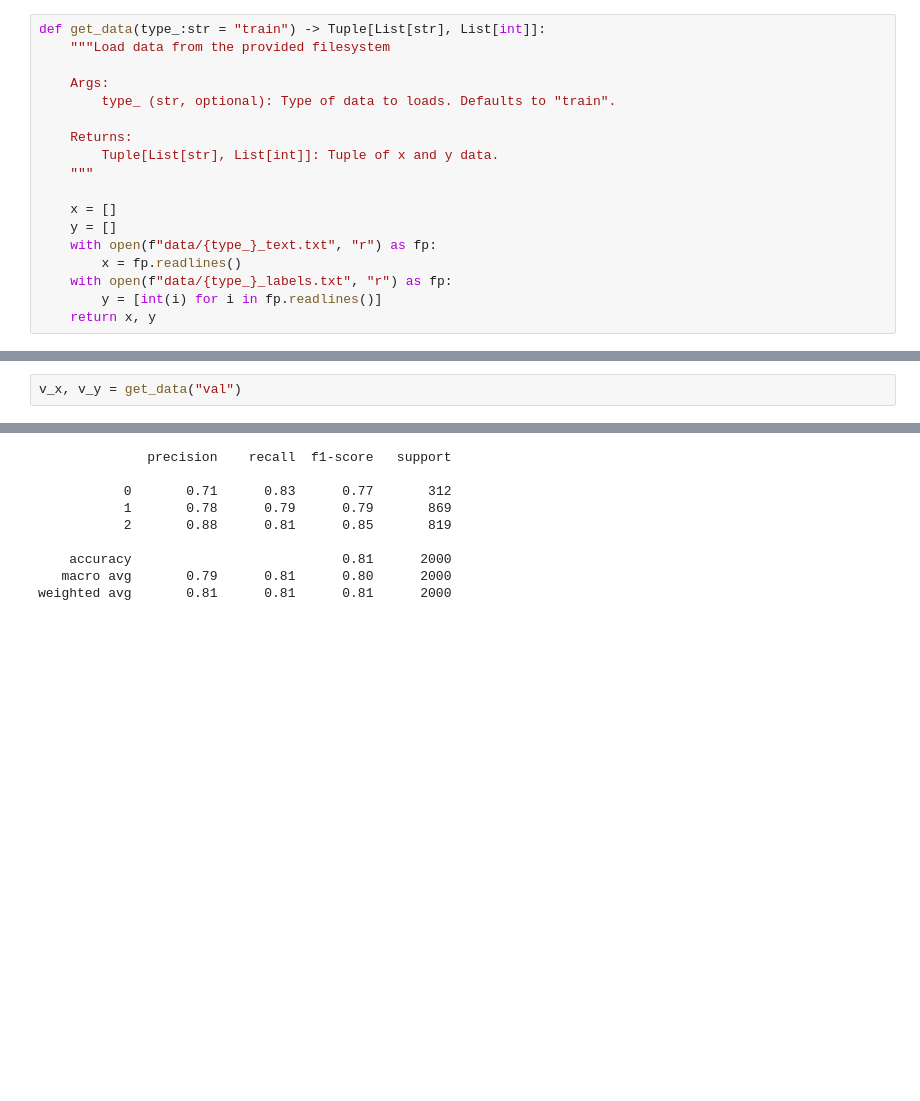
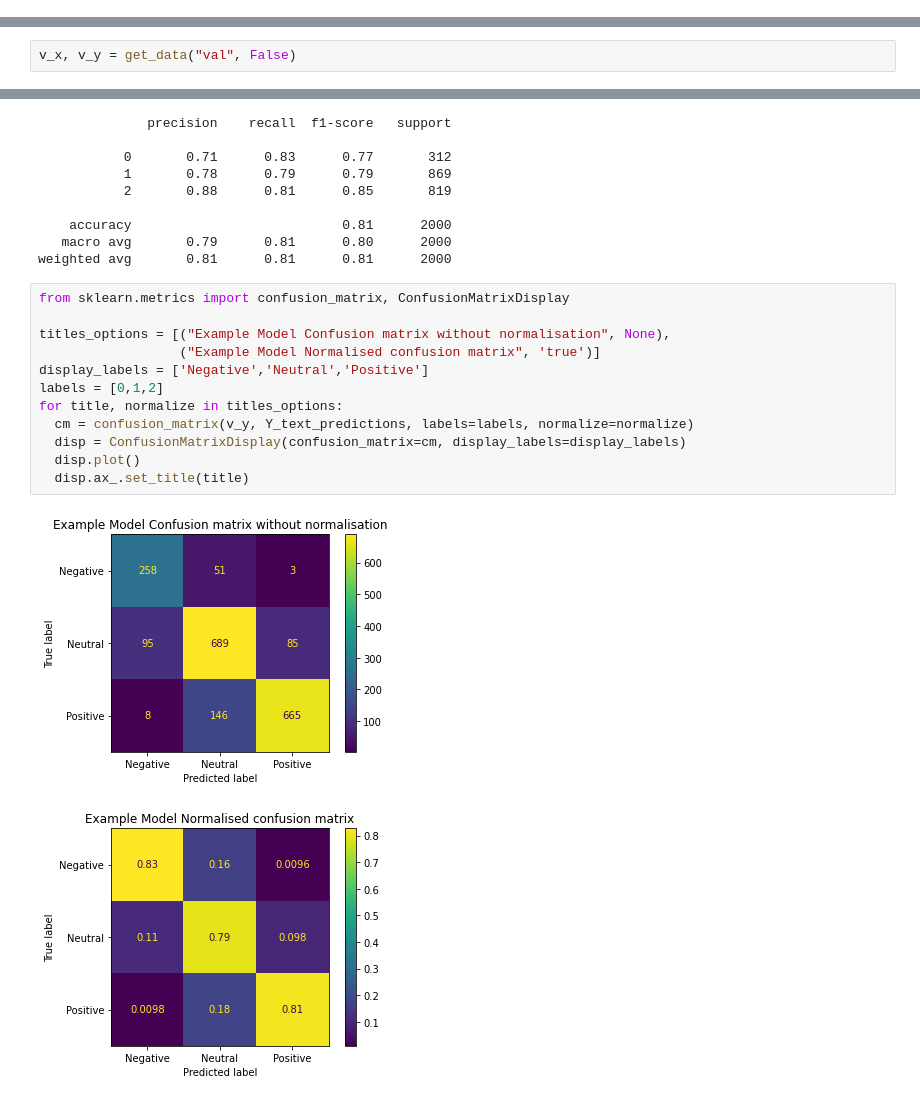
Before and after one commit to pbexe/sentiment-analysis, a Jupyter notebook: main.ipynb, the cells around one changed output, grey strips where cells are left out. Drawn from its saved outputs; the diff is of its cells as text; blank space fills up the shorter version.

Commit message:
Now got hte confusion matricies

```diff
--- a/main.ipynb
+++ b/main.ipynb
@@ -34,18 +30,0 @@ The function to load the data
-# %%
-def get_data(type_:str = "train") -> Tuple[List[str], List[int]]:
-    """Load data from the provided filesystem
-
-    Args:
-        type_ (str, optional): Type of data to loads. Defaults to "train".
-
-    Returns:
-        Tuple[List[str], List[int]]: Tuple of x and y data.
-    """
-
-    x = []
-    y = []
-    with open(f"data/{type_}_text.txt", "r") as fp:
-        x = fp.readlines()
-    with open(f"data/{type_}_labels.txt", "r") as fp:
-        y = [int(i) for i in fp.readlines()]
-    return x, y
@@ -106,7 +61,7 @@ analysis()
 # %% [markdown]
 Get the validation data from disk
 # %%
-v_x, v_y = get_data("val")
+v_x, v_y = get_data("val", False)
 # %% [markdown]
 Predict the $Y$ values using the SVM
 # %%
@@ -148,3 +111,18 @@ print(classification_report(v_y, Y_text_predictions))
     accuracy                           0.81      2000
    macro avg       0.79      0.81      0.80      2000
 weighted avg       0.81      0.81      0.81      2000
+# %%
+from sklearn.metrics import confusion_matrix, ConfusionMatrixDisplay
+
+titles_options = [("Example Model Confusion matrix without normalisation", None),
+                  ("Example Model Normalised confusion matrix", 'true')]
+display_labels = ['Negative','Neutral','Positive']
+labels = [0,1,2]
+for title, normalize in titles_options:
+  cm = confusion_matrix(v_y, Y_text_predictions, labels=labels, normalize=normalize)
+  disp = ConfusionMatrixDisplay(confusion_matrix=cm, display_labels=display_labels)
+  disp.plot()
+  disp.ax_.set_title(title)
+# %% [output]
+[figure, added]
+[figure, added]
```
Also changed, not shown: parts of 12 cells of this notebook.
